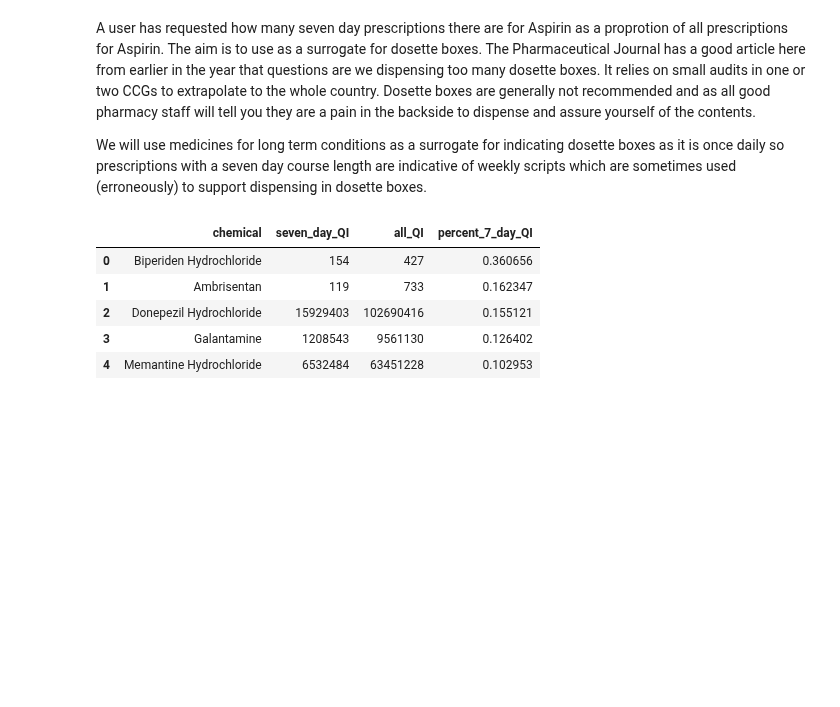
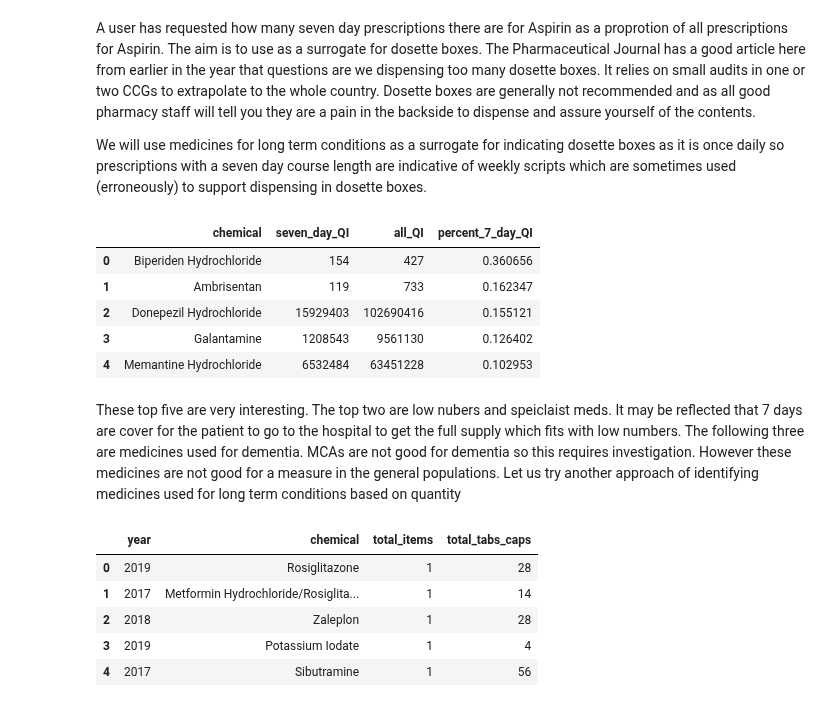
Before and after one commit to ebmdatalab/jupyter-notebooks, a Jupyter notebook: new_measures/Drafts/Seven Day Rx/Seven Day Prescribing.ipynb, the cells around one changed output. Saved outputs shown, nothing was run; the diff lists cells and outputs as text; code cells hidden in the pictures; blank space fills up the shorter version.

```diff
--- a/new_measures/Drafts/Seven Day Rx/Seven Day Prescribing.ipynb
+++ b/new_measures/Drafts/Seven Day Rx/Seven Day Prescribing.ipynb
@@ -48,3 +48,38 @@ df_ltc_meds.head(5)
 | 2 | Donepezil Hydrochloride | 15929403 | 102690416 | 0.155121 |
 | 3 | Galantamine | 1208543 | 9561130 | 0.126402 |
 | 4 | Memantine Hydrochloride | 6532484 | 63451228 | 0.102953 |
+# %% [markdown]
+These top five are very interesting. The top two are low nubers and speiclaist meds. It may be reflected that 7 days are cover for the patient to go to the hospital to get the full supply which fits with low numbers. The following three are medicines used for dementia. MCAs are not good for dementia so this requires investigation. However these medicines are not good for a measure in the general populations. Let us try another approach of identifying medicines used for long term conditions based on quantity
+# %%
+sql='''
+SELECT
+extract(year from month) AS year,
+bnf.chemical,
+SUM(items) AS total_items,
+SUM(total_quantity) AS total_tabs_caps
+FROM
+  ebmdatalab.hscic.raw_prescribing_normalised AS presc
+INNER JOIN
+  hscic.bnf as bnf
+ON
+  presc.bnf_code=bnf.presentation_code
+WHERE
+(presentation LIKE '%_Tab%' or presentation LIKE '%_Cap%')
+    AND SUBSTR(bnf_code,0,2) IN ('01','02','04','06') ## here we use common BNF chapters. Chapter 3 resp is excluded due to amount of inhalers
+GROUP BY
+bnf.chemical,
+year
+ORDER BY
+total_items
+'''
+
+
+df_ltc_meds2 = bq.cached_read(sql, csv_path='seven_days.csv')
+df_ltc_meds2.head()
+# %% [output]
+|  | year | chemical | total_items | total_tabs_caps |
+| 0 | 2019 | Rosiglitazone | 1 | 28 |
+| 1 | 2017 | Metformin Hydrochloride/Rosiglita... | 1 | 14 |
+| 2 | 2018 | Zaleplon | 1 | 28 |
+| 3 | 2019 | Potassium Iodate | 1 | 4 |
+| 4 | 2017 | Sibutramine | 1 | 56 |
```
Also changed, not shown: parts of 7 cells of this notebook, 10 other files.
